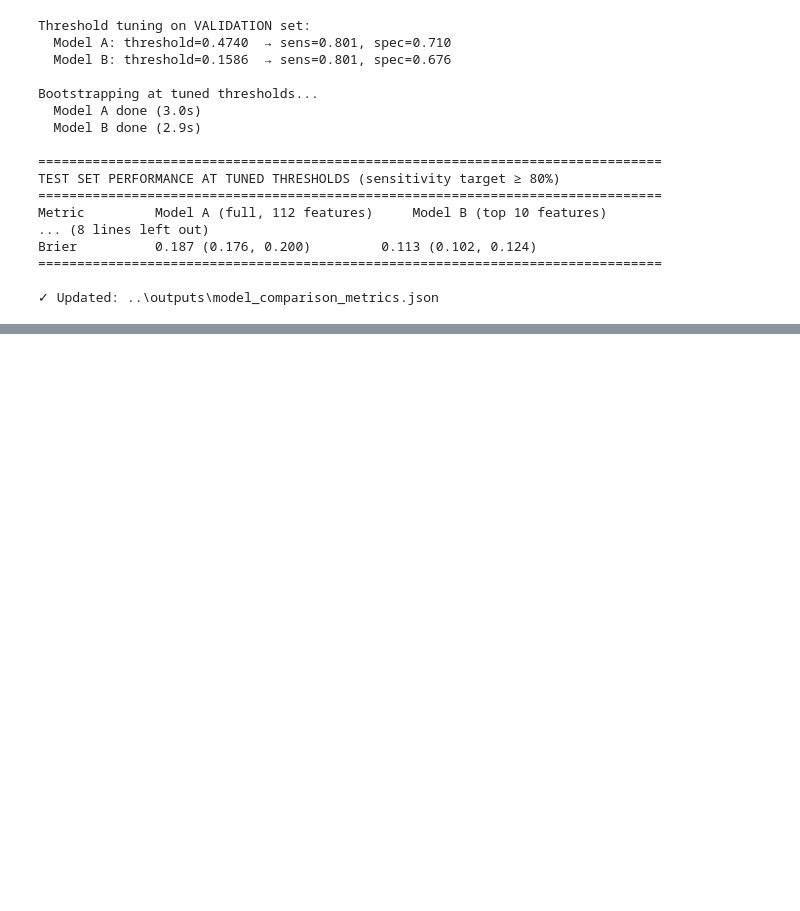
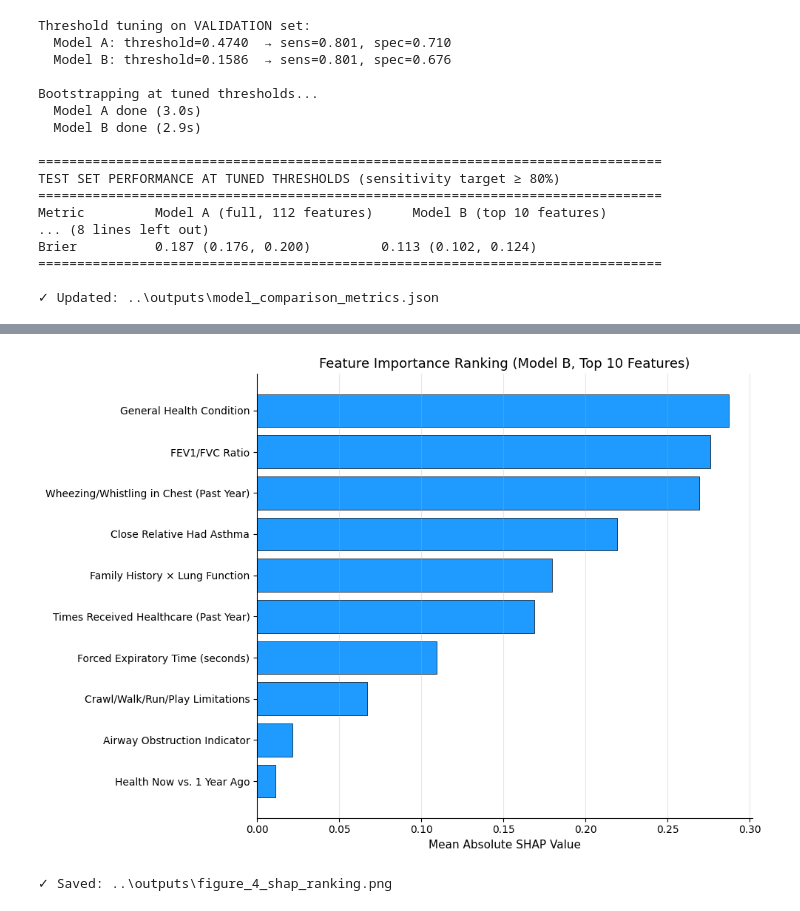
Before and after one commit to wilson-nguyen/aim-ahead-asthma, a Jupyter notebook: notebooks/05_top10_sensitivity.ipynb, the cells around one changed output, grey strips where cells are left out. Cells and saved outputs as stored; diff of their text form; code cells hidden in the pictures; blank space fills up the shorter version.

```diff
--- a/notebooks/05_top10_sensitivity.ipynb
+++ b/notebooks/05_top10_sensitivity.ipynb
@@ -596,0 +898,34 @@ Brier          0.187 (0.176, 0.200)         0.113 (0.102, 0.124)
+# %%
+"""
+Figure 4: SHAP feature importance ranking (Model B, top 10 features).
+
+Single-color horizontal bar chart, sorted by mean absolute SHAP value descending.
+Matches the manuscript's Figure 4 styling (single-color blue bars, no error bars).
+"""
+
+# Sort by SHAP importance descending
+order = np.argsort(shap_importance_b)[::-1]
+labels_ordered = [TOP_10_DISPLAY[i] for i in order]
+shap_ordered = shap_importance_b[order]
+
+fig, ax = plt.subplots(figsize=(10, 7))
+
+y_pos = np.arange(len(labels_ordered))
+
+ax.barh(y_pos, shap_ordered, color='#1f9bff', edgecolor='black', linewidth=0.5)
+
+ax.set_yticks(y_pos)
+ax.set_yticklabels(labels_ordered)
+ax.set_xlabel('Mean Absolute SHAP Value')
+ax.set_title('Feature Importance Ranking (Model B, Top 10 Features)')
+ax.grid(True, axis='x', alpha=0.3)
+ax.invert_yaxis()  # most important at top
+
+plt.tight_layout()
+plt.savefig(OUTPUTS_DIR / 'figure_4_shap_ranking.png', dpi=300, bbox_inches='tight')
+plt.show()
+
+print(f"✓ Saved: {OUTPUTS_DIR / 'figure_4_shap_ranking.png'}")
+# %% [output]
+[figure, added]
+✓ Saved: ..\outputs\figure_4_shap_ranking.png
```
Also changed, not shown: parts of 8 cells of this notebook.
